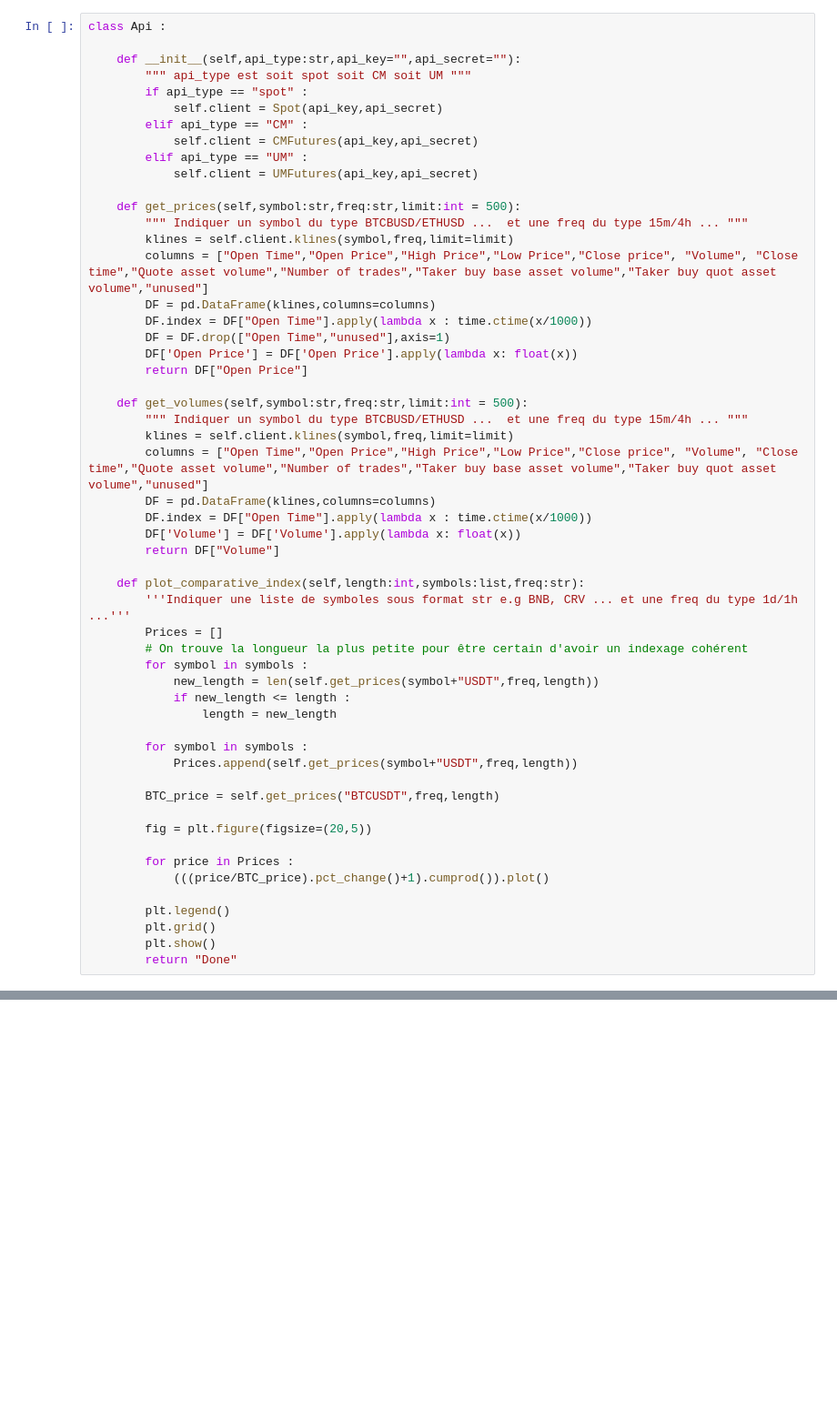
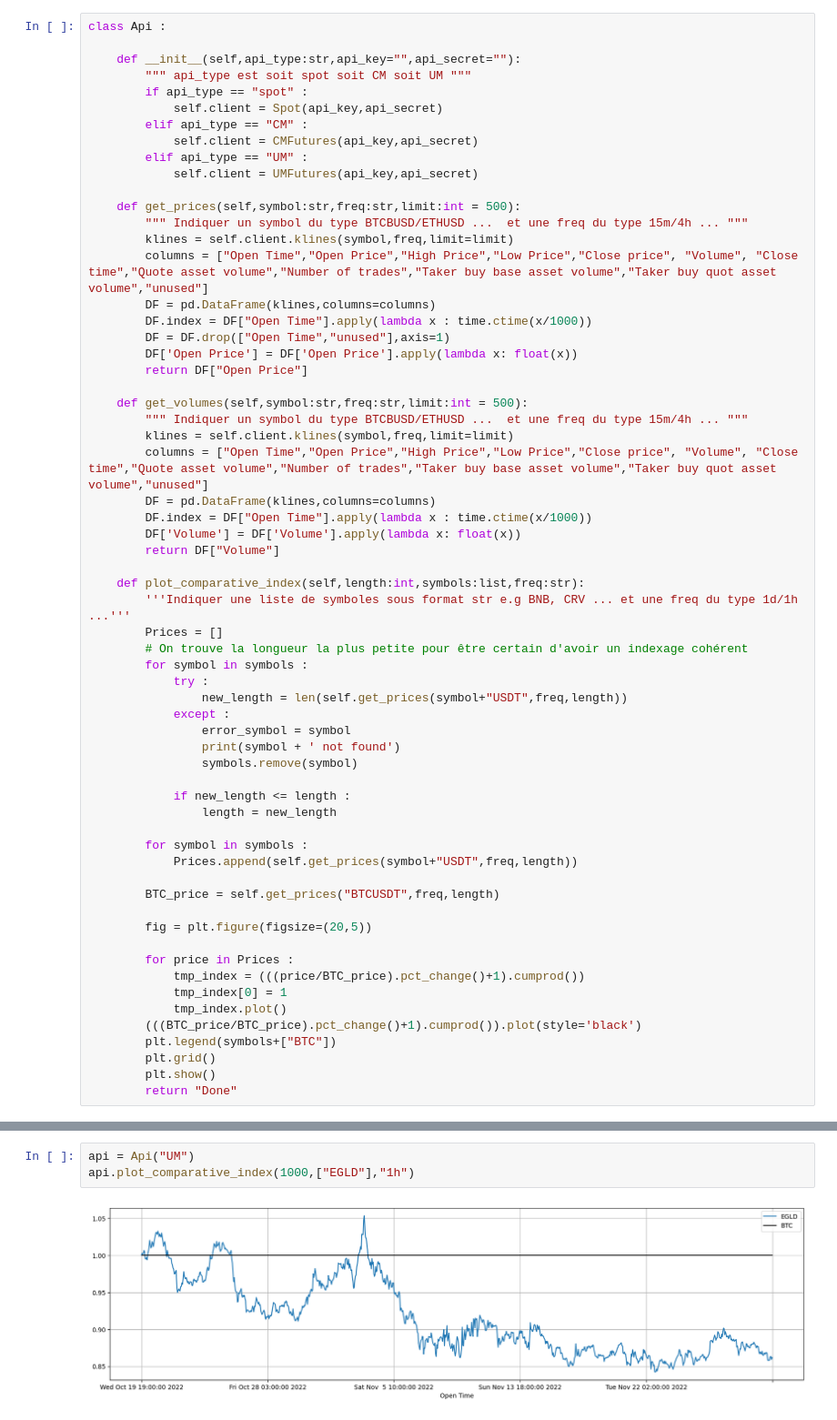
Before and after one commit to Bouananhich/Binance-bot, a Jupyter notebook: binance.ipynb, the cells around one changed output, grey strips where cells are left out. Shown at 91% size. Drawn from its saved outputs; the diff is of its cells as text; blank space fills up the shorter version.

```diff
--- a/binance.ipynb
+++ b/binance.ipynb
@@ -42,7 +43,13 @@ class Api :
         Prices = []
         # On trouve la longueur la plus petite pour être certain d'avoir un indexage cohérent
         for symbol in symbols :
-            new_length = len(self.get_prices(symbol+"USDT",freq,length))
+            try :
+                new_length = len(self.get_prices(symbol+"USDT",freq,length))
+            except :
+                error_symbol = symbol
+                print(symbol + ' not found')
+                symbols.remove(symbol)
+
             if new_length <= length :
                 length = new_length
 
@@ -54,9 +61,11 @@ class Api :
         fig = plt.figure(figsize=(20,5))
 
         for price in Prices :
-            (((price/BTC_price).pct_change()+1).cumprod()).plot()
-
-        plt.legend()
+            tmp_index = (((price/BTC_price).pct_change()+1).cumprod())
+            tmp_index[0] = 1
+            tmp_index.plot()
+        (((BTC_price/BTC_price).pct_change()+1).cumprod()).plot(style='black')
+        plt.legend(symbols+["BTC"])
         plt.grid()
         plt.show()
         return "Done"
@@ -83,0 +72,5 @@ plt.show()
+# %%
+api = Api("UM")
+api.plot_comparative_index(1000,["EGLD"],"1h")
+# %% [output]
+[figure, added]
```
Also changed, not shown: parts of 4 cells of this notebook.
